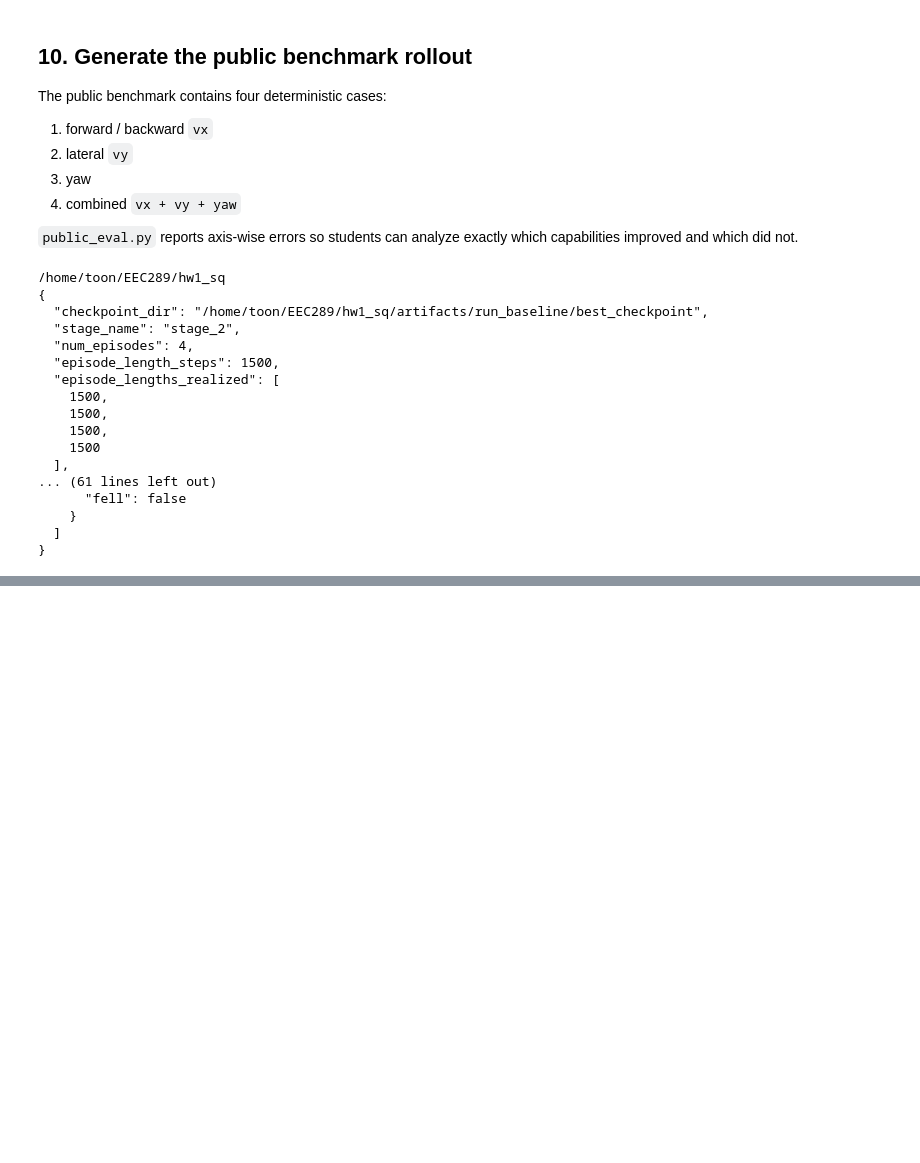
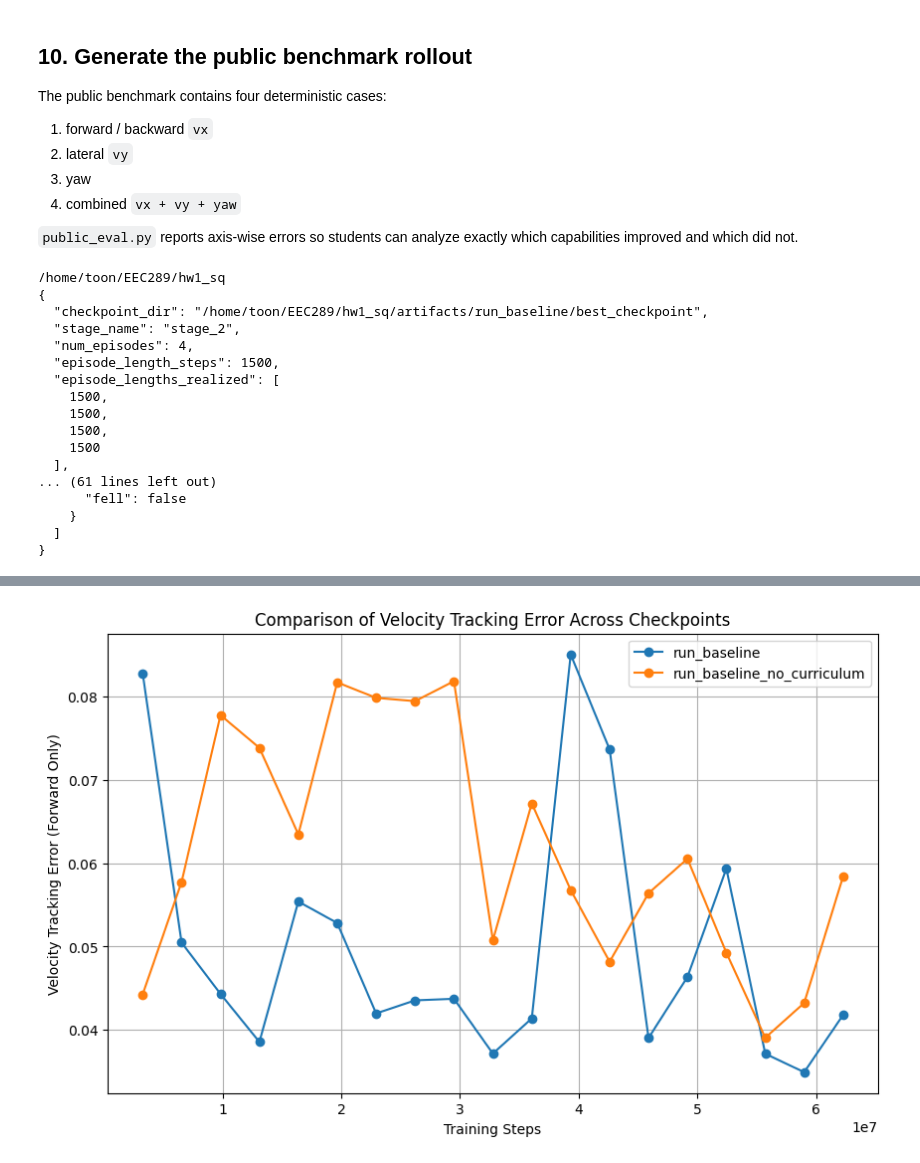
Before and after one commit to zbalkhy/EEC289, a Jupyter notebook: hw1_sq/Assignment_1.ipynb, the cells around one changed output, grey strips where cells are left out. Saved outputs shown, nothing was run; the diff lists cells and outputs as text; code cells hidden in the pictures; blank space fills up the shorter version.

Commit message:
plots for curriculum vs no curriculum comparison

```diff
--- a/hw1_sq/Assignment_1.ipynb
+++ b/hw1_sq/Assignment_1.ipynb
@@ -451,3 +456,80 @@ PUBLIC_DIR = COURSE_REPO_DIR / "artifacts" / "public_eval_bundle"
     }
   ]
 }
+# %%
+
+
+# Assuming COURSE_REPO_DIR is defined as Path to hw1_sq
+# If not, set it here
+COURSE_REPO_DIR = Path.cwd()  # or define as Path('/home/toon/EEC289/hw1_sq')
+
+runs = ['run_baseline', 'run_baseline_no_curriculum']
+all_data = {}
+
+for run in runs:
+    checkpoints = []
+    for stage in ['stage_2']:
+        checkpoint_dir = COURSE_REPO_DIR / "artifacts" / run / stage / "checkpoints"
+        if checkpoint_dir.exists():
+            for ckpt in sorted(checkpoint_dir.glob("*")):
+                if ckpt.is_dir():
+                    step = int(ckpt.name)
+                    checkpoints.append((ckpt, stage, step))
+    checkpoints.sort(key=lambda x: x[2])  # sort by step
+
+    data = {}
+    for ckpt_path, stage, step in checkpoints:
+        temp_dir = COURSE_REPO_DIR / "temp" / f"{run}_{step}"
+        temp_dir.mkdir(parents=True, exist_ok=True)
+        config_file = "configs/colab_runtime_config.json" if run == 'run_baseline' else "configs/colab_runtime_config_no_curriculum.json"
+        # Generate rollout
+        subprocess.run([
+            "python", "generate_public_rollout.py",
+            "--config", config_file,
+            "--checkpoint-dir", str(ckpt_path),
+            "--stage-name", stage,
+            "--output-dir", str(temp_dir),
+            "--num-episodes", "4"
+        ], check=True, cwd=str(COURSE_REPO_DIR))
+
+        # Compute eval
+        subprocess.run([
+            "python", "public_eval.py",
+            "--config", config_file,
+            "--rollout-npz", str(temp_dir / "rollout_public_eval.npz"),
+            "--output-json", str(temp_dir / "public_eval.json")
+        ], check=True, cwd=str(COURSE_REPO_DIR))
+
+        # Load json
+        with open(temp_dir / "public_eval.json", 'r') as f:
+            eval_data = json.load(f)
+
+        # Extract metrics for all episodes
+        for ep in eval_data['per_episode_summary']:
+            label = ep['episode_label']
+            vel_error = ep['velocity_tracking_error']
+            yaw_error = ep['yaw_tracking_error']
+            if step not in data:
+                data[step] = {}
+            data[step][label] = {'velocity_tracking_error': vel_error, 'yaw_tracking_error': yaw_error}
+
+    all_data[run] = data
+
+# Save data to disk
+with open(COURSE_REPO_DIR / "checkpoint_metrics.json", 'w') as f:
+    json.dump(all_data, f, indent=2)
+
+# Plot
+plt.figure(figsize=(10, 6))
+for run, data in all_data.items():
+    steps = sorted(data.keys())
+    errors = [data[step]['forward_only']['velocity_tracking_error'] for step in steps]
+    plt.plot(steps, errors, label=run, marker='o')
+
+plt.xlabel('Training Steps')
+plt.ylabel('Velocity Tracking Error (Forward Only)')
+plt.title('Comparison of Velocity Tracking Error Across Checkpoints')
+plt.legend()
+plt.grid(True)
+plt.show()
+# %% [output]
@@ -453,0 +553 @@ PUBLIC_DIR = COURSE_REPO_DIR / "artifacts" / "public_eval_bundle"
+[figure, added]
```
Also changed, not shown: parts of 5 cells of this notebook, 2 other files.
